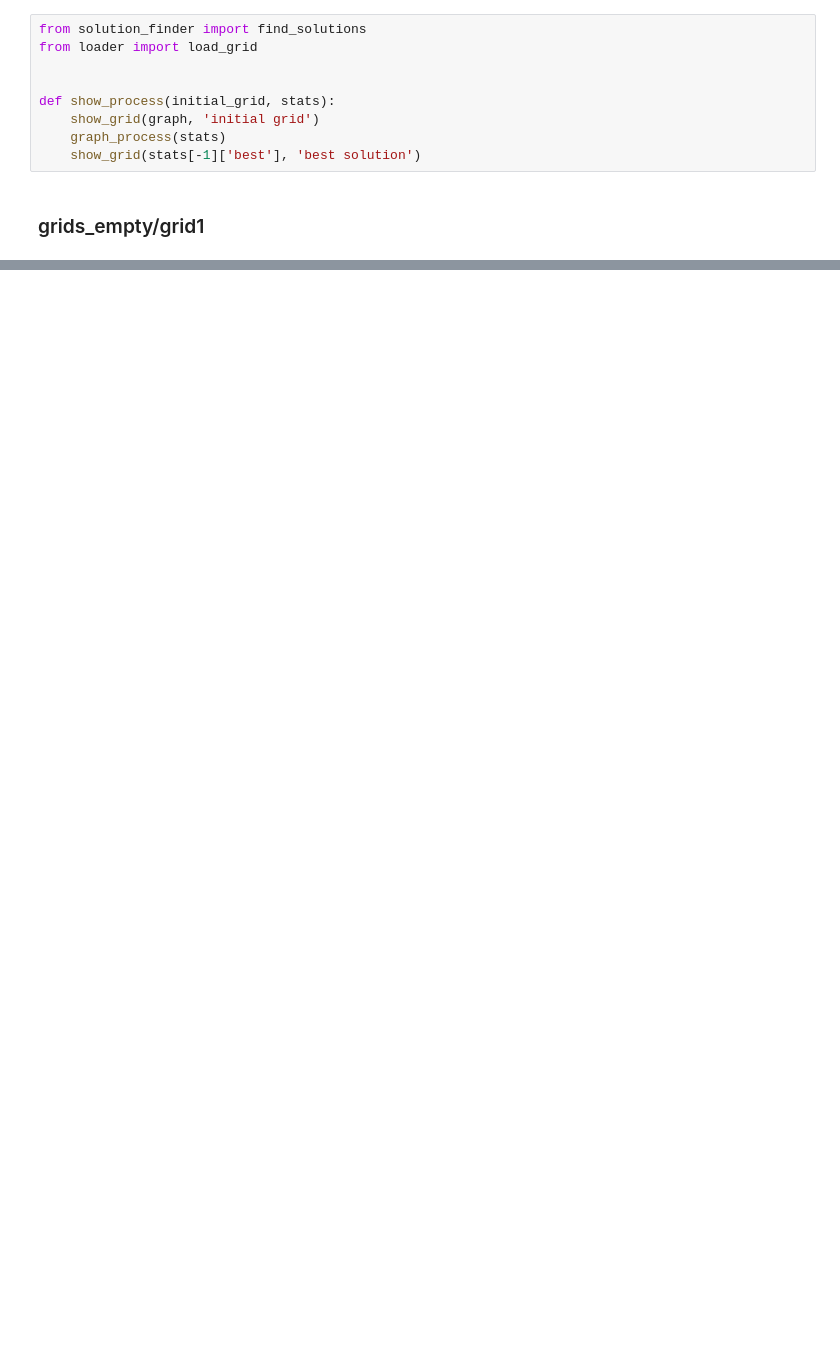
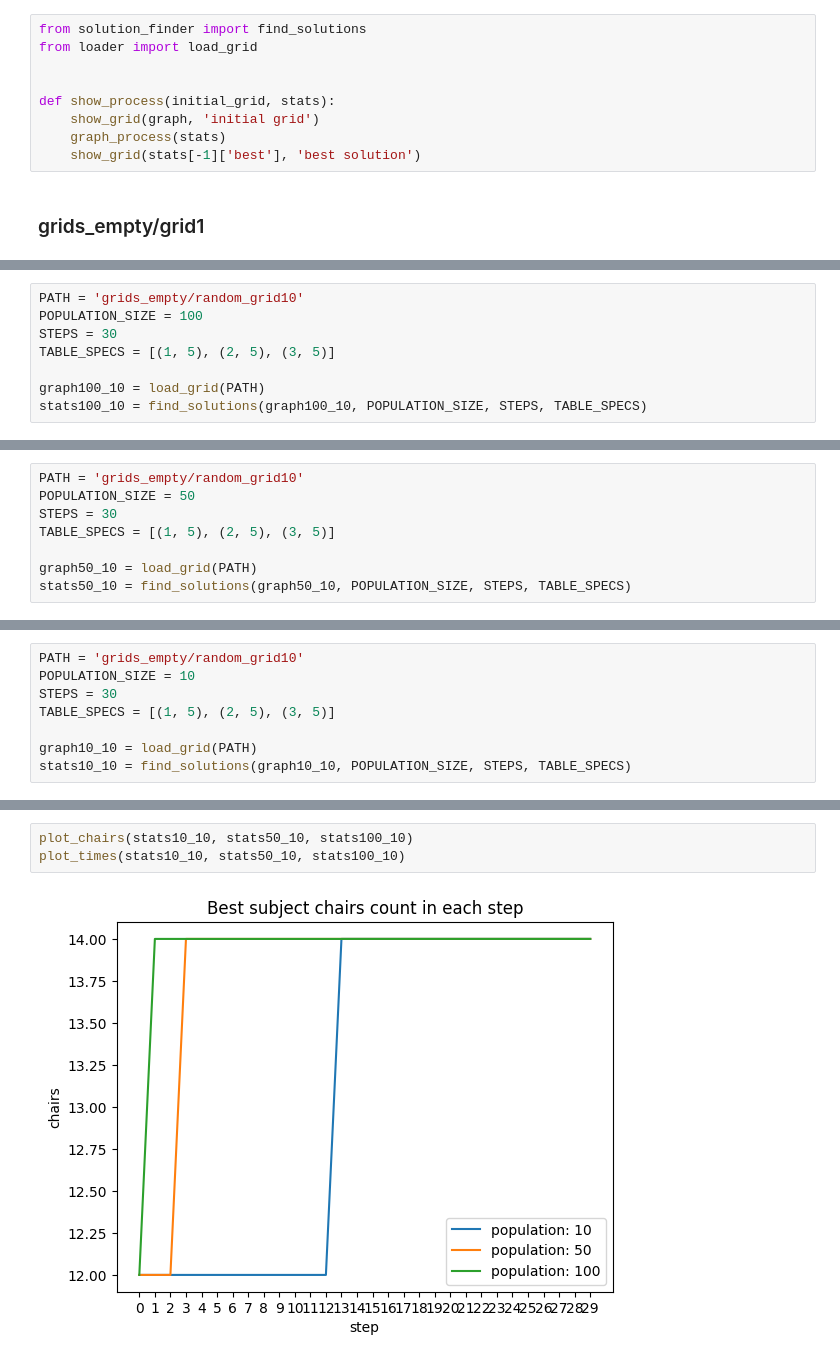
Before and after one commit to wojciechloboda/badania-operacyjne, a Jupyter notebook: tests.ipynb, the cells around one changed output, grey strips where cells are left out. Cells and saved outputs as stored; diff of their text form; blank space fills up the shorter version.

```diff
--- a/tests.ipynb
+++ b/tests.ipynb
@@ -248,0 +355,8 @@ BYYY
+# %%
+PATH = 'grids_empty/random_grid10'
+POPULATION_SIZE = 100
+STEPS = 30
+TABLE_SPECS = [(1, 5), (2, 5), (3, 5)]
+
+graph100_10 = load_grid(PATH)
+stats100_10 = find_solutions(graph100_10, POPULATION_SIZE, STEPS, TABLE_SPECS)
@@ -248,0 +381,8 @@ BYYY
+# %%
+PATH = 'grids_empty/random_grid10'
+POPULATION_SIZE = 50
+STEPS = 30
+TABLE_SPECS = [(1, 5), (2, 5), (3, 5)]
+
+graph50_10 = load_grid(PATH)
+stats50_10 = find_solutions(graph50_10, POPULATION_SIZE, STEPS, TABLE_SPECS)
@@ -248,0 +407,8 @@ BYYY
+# %%
+PATH = 'grids_empty/random_grid10'
+POPULATION_SIZE = 10
+STEPS = 30
+TABLE_SPECS = [(1, 5), (2, 5), (3, 5)]
+
+graph10_10 = load_grid(PATH)
+stats10_10 = find_solutions(graph10_10, POPULATION_SIZE, STEPS, TABLE_SPECS)
@@ -248,0 +433,5 @@ BYYY
+# %%
+plot_chairs(stats10_10, stats50_10, stats100_10)
+plot_times(stats10_10, stats50_10, stats100_10)
+# %% [output]
+[figure, added]
```
Also changed, not shown: parts of 22 cells of this notebook, 6 other files.
